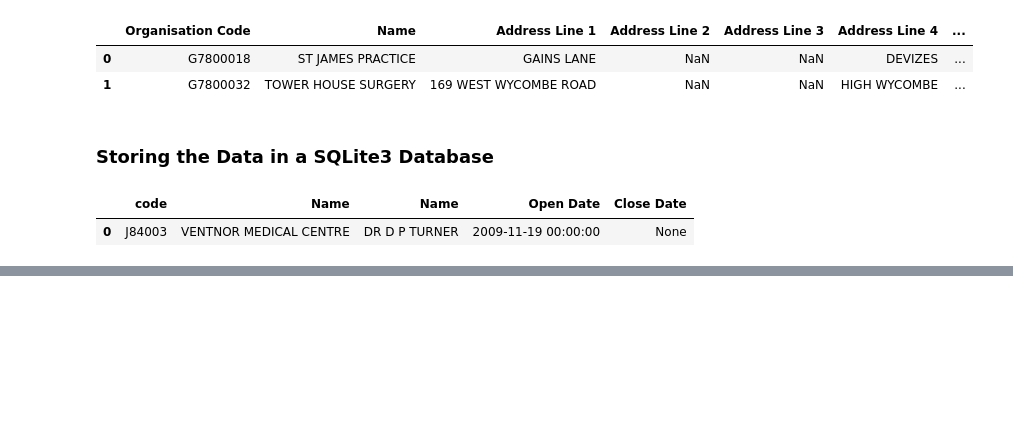
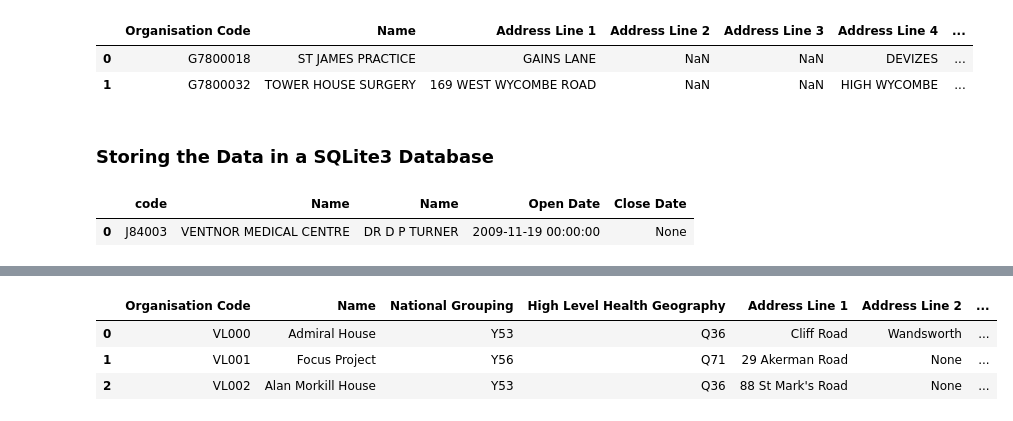
Before and after one commit to psychemedia/openHealthDataDoodles, a Jupyter notebook: notebooks/NHS and GP Administrative Data.ipynb, the cells around one changed output, grey strips where cells are left out. Drawn from its saved outputs; the diff is of its cells as text; code cells hidden in the pictures; blank space fills up the shorter version.

```diff
--- a/notebooks/NHS and GP Administrative Data.ipynb
+++ b/notebooks/NHS and GP Administrative Data.ipynb
@@ -989,0 +1063,7 @@ pd.read_sql_query(q.format(gp), con)
+# %%
+pd.read_sql_query('SELECT * FROM {typ} LIMIT 3'.format(typ='ecarehomesite'), con)
+# %% [output]
+|  | Organisation Code | Name | National Grouping | High Level Health Geography | Address Line 1 | Address Line 2 | ... |
+| 0 | VL000 | Admiral House | Y53 | Q36 | Cliff Road | Wandsworth | ... |
+| 1 | VL001 | Focus Project | Y56 | Q71 | 29 Akerman Road | None | ... |
+| 2 | VL002 | Alan Morkill House | Y53 | Q36 | 88 St Mark's Road | None | ... |
```
Also changed, not shown: parts of 12 cells of this notebook, 1 other file.
